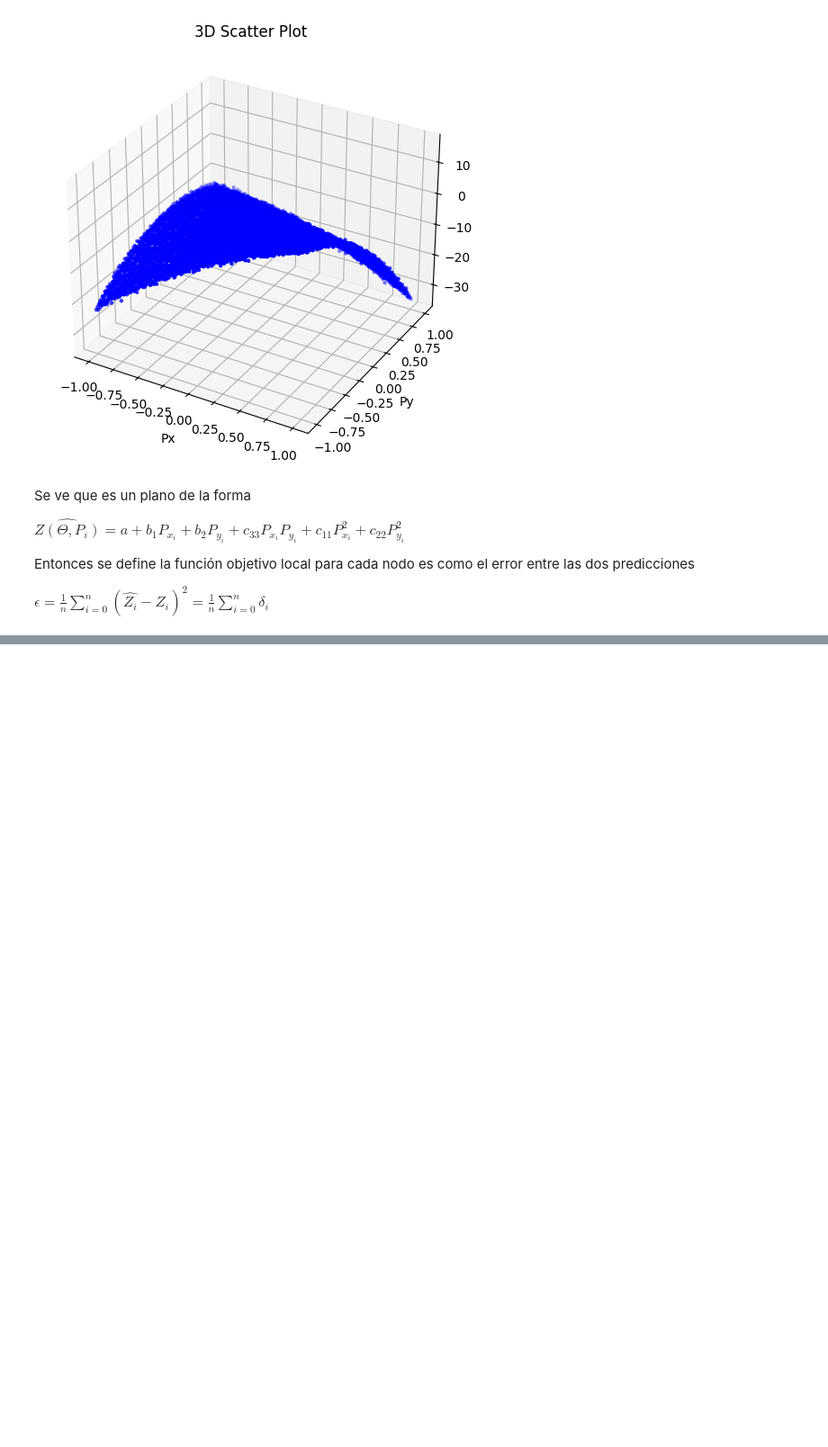
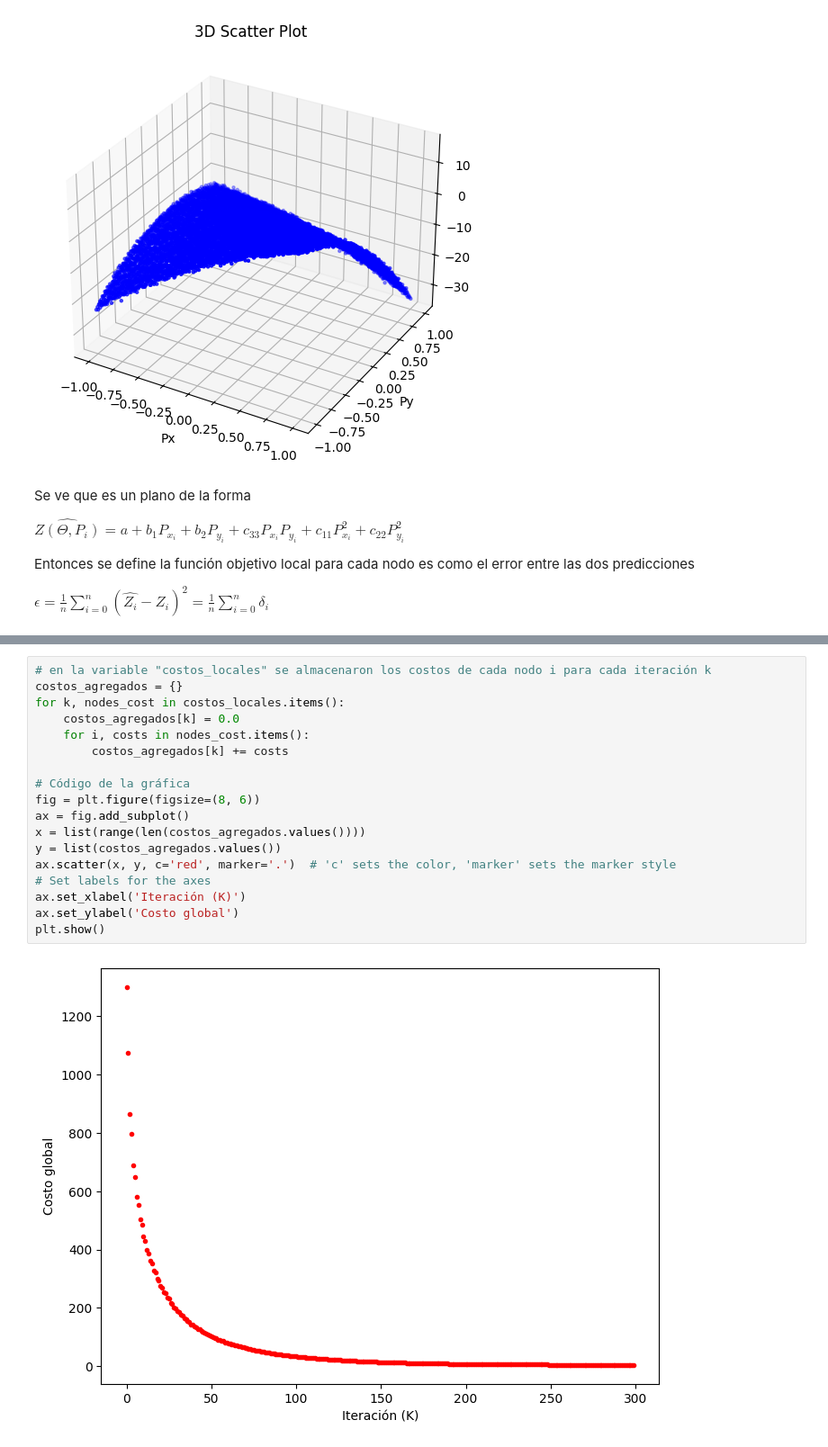
Before and after one commit to pablocs1288/dynamic_optimization, a Jupyter notebook: linear_regression_distributed_optimization/descentralized_extra_alrgorithm.ipynb, the cells around one changed output, grey strips where cells are left out. Shown: that part at 90% size. Saved outputs shown, nothing was run; the diff lists cells and outputs as text; blank space fills up the shorter version.

```diff
--- a/linear_regression_distributed_optimization/descentralized_extra_alrgorithm.ipynb
+++ b/linear_regression_distributed_optimization/descentralized_extra_alrgorithm.ipynb
@@ -258,0 +305,20 @@ eig = np.linalg.eig(W_tilt)[0]
+# %%
+# en la variable "costos_locales" se almacenaron los costos de cada nodo i para cada iteración k
+costos_agregados = {}
+for k, nodes_cost in costos_locales.items():
+    costos_agregados[k] = 0.0
+    for i, costs in nodes_cost.items():
+        costos_agregados[k] += costs
+
+# Código de la gráfica
+fig = plt.figure(figsize=(8, 6))
+ax = fig.add_subplot()
+x = list(range(len(costos_agregados.values())))
+y = list(costos_agregados.values())
+ax.scatter(x, y, c='red', marker='.')  # 'c' sets the color, 'marker' sets the marker style
+# Set labels for the axes
+ax.set_xlabel('Iteración (K)')
+ax.set_ylabel('Costo global')
+plt.show()
+# %% [output]
+[figure, added]
```
Also changed, not shown: parts of 14 cells of this notebook.
